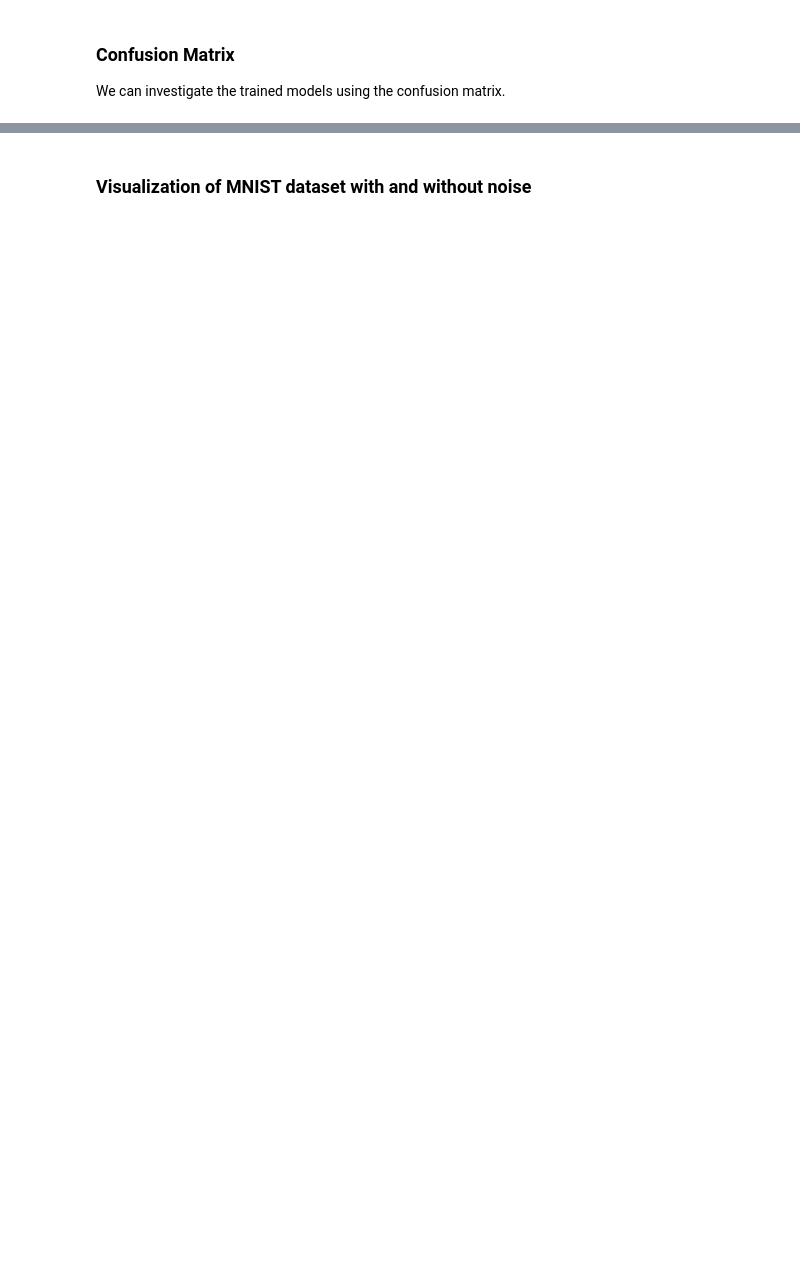
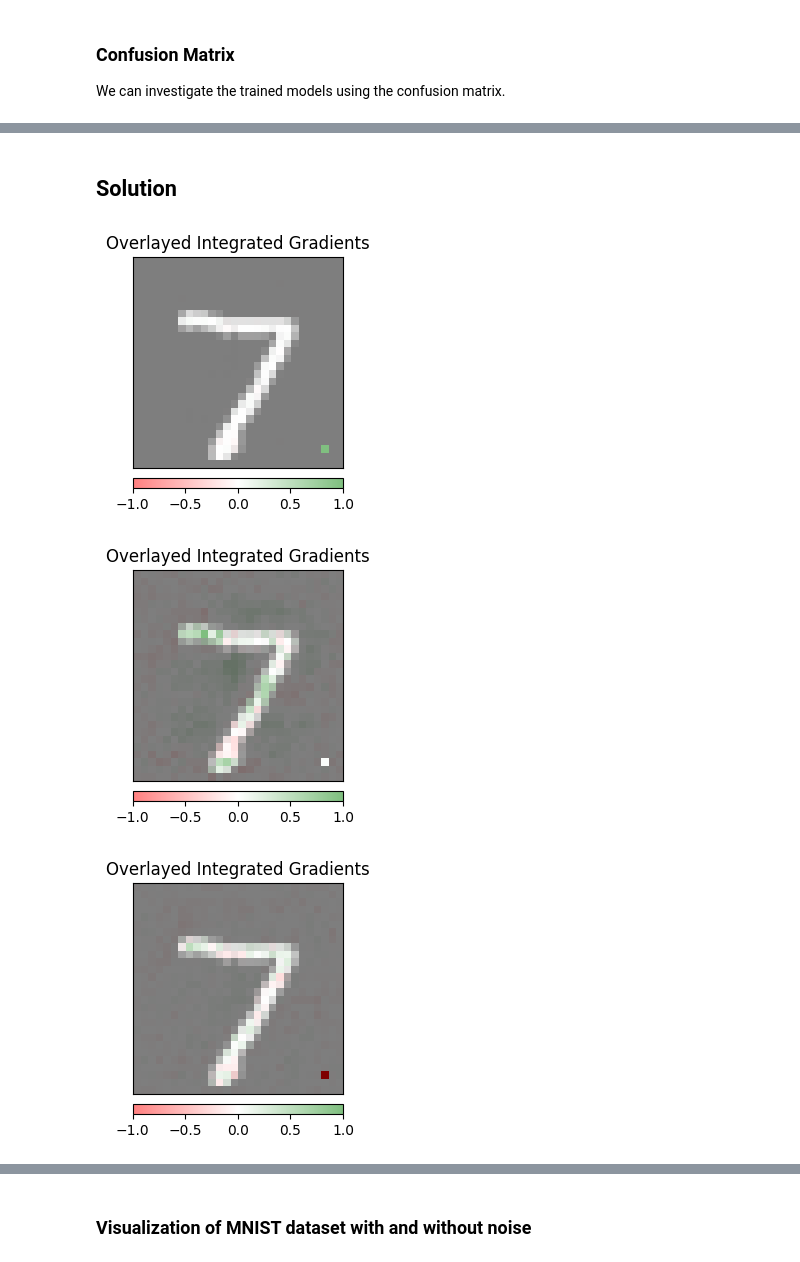
Before and after one commit to dlmbl/failure_modes, a Jupyter notebook: failure_modes_and_limits.ipynb, the cells around one changed output, grey strips where cells are left out. Cells and saved outputs as stored; diff of their text form; code cells hidden in the pictures; blank space fills up the shorter version.

```diff
--- a/failure_modes_and_limits.ipynb
+++ b/failure_modes_and_limits.ipynb
@@ -344,0 +437,55 @@ When you have reached this point go to the exercise 7 slack channel and let us k
+# %% [markdown]
+## Solution
+# %%
+from captum.attr import IntegratedGradients
+from captum.attr import DeepLift
+from captum.attr import NoiseTunnel
+from captum.attr import visualization as viz
+import numpy as np
+
+def visualize_ig(test_input, model):
+
+    # Get corresponding input and target tensors:
+    input_tensor = test_input[0].unsqueeze(0)
+    input_tensor.requires_grad = True
+    target = test_input[1]
+
+    # We will use the IntegratedGradients algorithm:
+    algorithm = IntegratedGradients(model.cpu())
+
+    # First we clear the gradients from the model:
+    model_tainted.zero_grad()
+
+    # Run attribution:
+    attr_ig, delta = algorithm.attribute(input_tensor,
+                                          target=target,
+                                          baselines=input_tensor * 0,
+                                          return_convergence_delta=True
+                                        )
+
+    # Integrated Gradients:
+    attr_ig = np.transpose(attr_ig[0].cpu().detach().numpy(), (1, 2, 0))
+
+    # Original image:
+    original_image = np.transpose((test_input[0].detach().numpy() * 0.5) + 0.5, (1, 2, 0))
+
+    # This visualises the attribution of labels to
+    viz.visualize_image_attr(attr_ig,
+                             original_image,
+                             method="blended_heat_map",
+                             sign="all",
+                             show_colorbar=True,
+                             title="Overlayed Integrated Gradients",
+                             fig_size=(3,3))
+
+visualize_ig(tainted_test_dataset[0], model_tainted)
+visualize_ig(tainted_test_dataset[0], model_clean)
+visualize_ig(test_dataset[0], model_tainted)
+visualize_ig(test_dataset[0], model_clean)
+# visualize_ig(tainted_test_dataset[1], model_tainted)
+visualize_ig(tainted_test_dataset[6], model_tainted)
+visualize_ig(tainted_test_dataset[6], model_clean)
+# %% [output]
+[figure, added]
+[figure, added]
+[figure, added]
```
Also changed, not shown: parts of 48 cells of this notebook.
